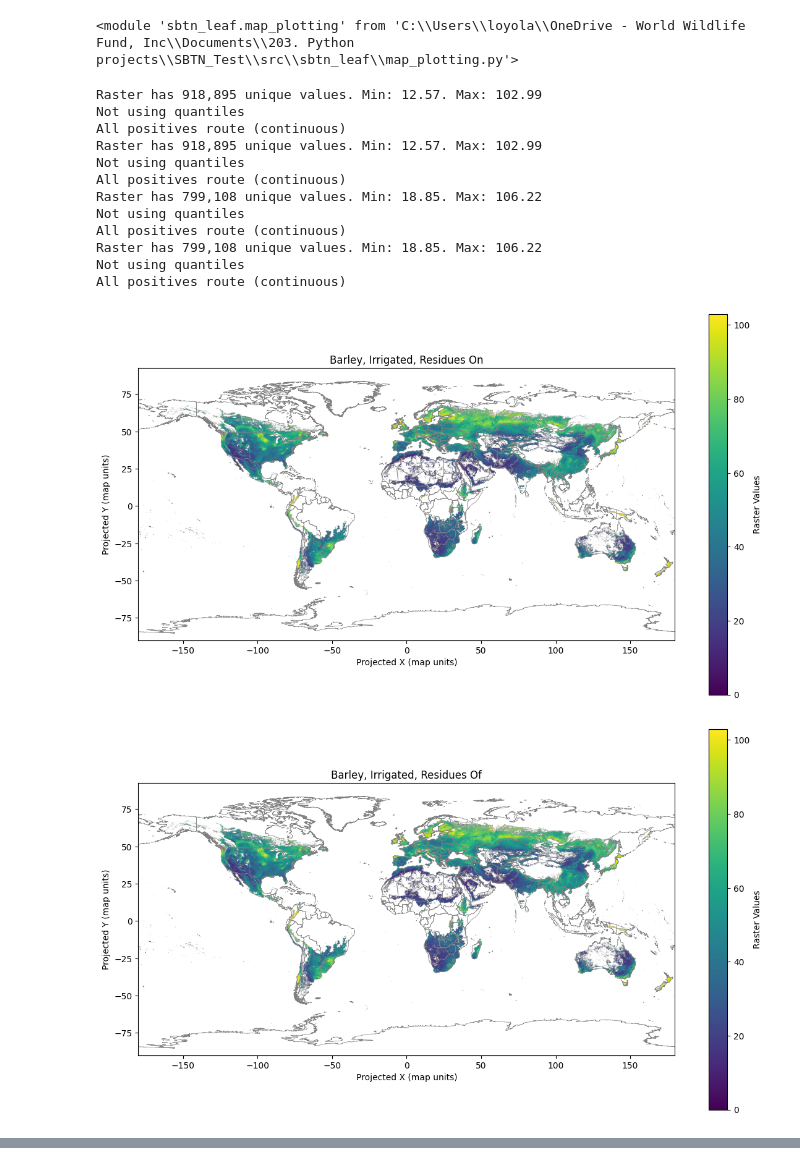
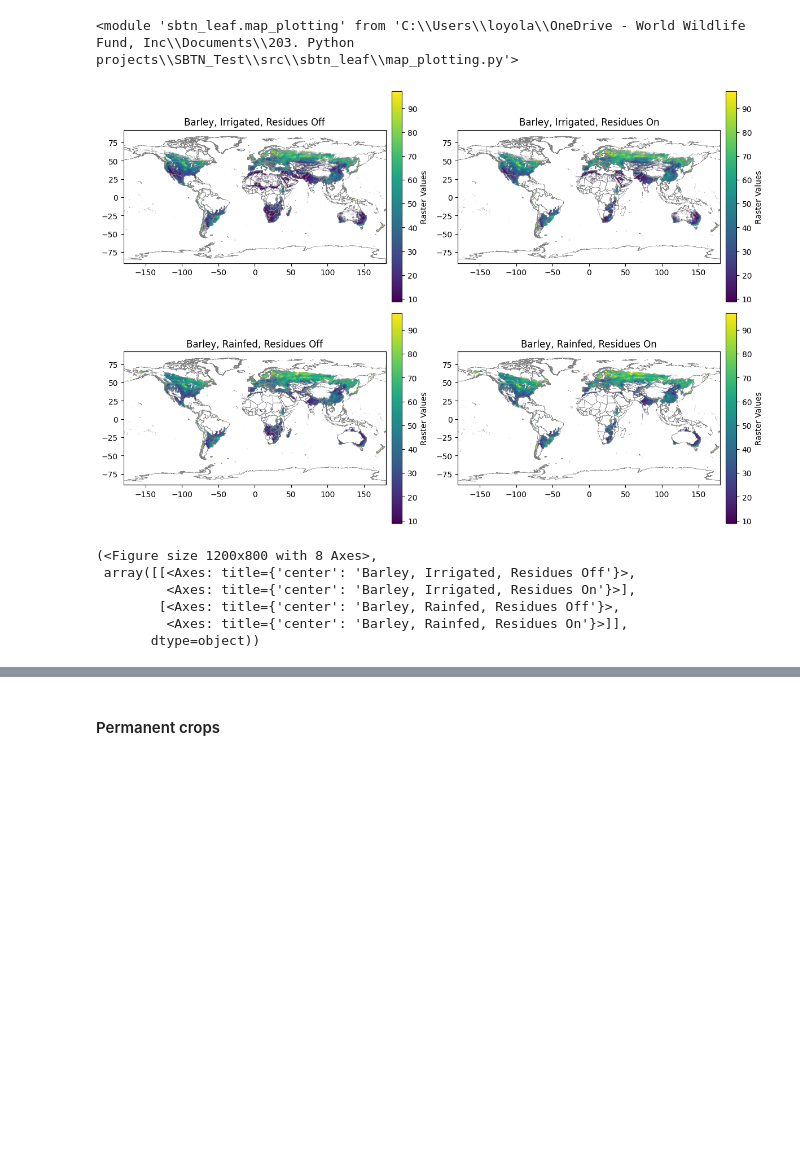
Before and after one commit to cloyolaangosto/SBTN_Test, a Jupyter notebook: documentation/SOC_Support/FAO_GAEZ_lu_yields.ipynb, the cells around one changed output, grey strips where cells are left out. Drawn from its saved outputs; the diff is of its cells as text; code cells hidden in the pictures; blank space fills up the shorter version.

```diff
--- a/documentation/SOC_Support/FAO_GAEZ_lu_yields.ipynb
+++ b/documentation/SOC_Support/FAO_GAEZ_lu_yields.ipynb
@@ -761,21 +842,16 @@ Could not determine dtype for column 1, falling back to string
 <module 'sbtn_leaf.map_plotting' from 'C:\\Users\\loyola\\OneDrive - World Wildlife Fund, Inc\\Documents\\203. Python projects\\SBTN_Test\\src\\sbtn_leaf\\map_plotting.py'>
 # %%
 Barley_test_rasters = [soc_bar_irr_roff, soc_bar_irr_ron, soc_bar_rf_roff, soc_bar_rf_ron]
+Barley_titles=["Barley, Irrigated, Residues Off", "Barley, Irrigated, Residues On", "Barley, Rainfed, Residues Off", "Barley, Rainfed, Residues On"]
 # %%
 mp.plot_n_rasters_on_world_extremes_cutoff(Barley_test_rasters,
-                                           titles=["Barley, Irrigated, Residues On", "Barley, Irrigated, Residues Of", "Barley, Rainfed, Residues On", "Barley, Rainfed, Residues Off"])
+                                           titles=Barley_titles,
+                                           n_rows=2, n_cols=2, share_color_scale=True, raster_band=6, perc_cutoff=1)
 # %% [output]
+[figure, new version]
-Raster has 918,895 unique values. Min: 12.57. Max: 102.99
-Not using quantiles
-All positives route (continuous)
-Raster has 918,895 unique values. Min: 12.57. Max: 102.99
-Not using quantiles
-All positives route (continuous)
-Raster has 799,108 unique values. Min: 18.85. Max: 106.22
-Not using quantiles
-All positives route (continuous)
-Raster has 799,108 unique values. Min: 18.85. Max: 106.22
-Not using quantiles
-All positives route (continuous)
+(<Figure size 1200x800 with 8 Axes>,
+ array([[<Axes: title={'center': 'Barley, Irrigated, Residues Off'}>,
+         <Axes: title={'center': 'Barley, Irrigated, Residues On'}>],
+        [<Axes: title={'center': 'Barley, Rainfed, Residues Off'}>,
+         <Axes: title={'center': 'Barley, Rainfed, Residues On'}>]],
+       dtype=object))
-[figure, old version]
-[figure, removed]
@@ -791,0 +858,2 @@ All positives route (continuous)
+# %% [markdown]
+#### Permanent crops
```
Also changed, not shown: parts of 10 cells of this notebook, 2 other files.
